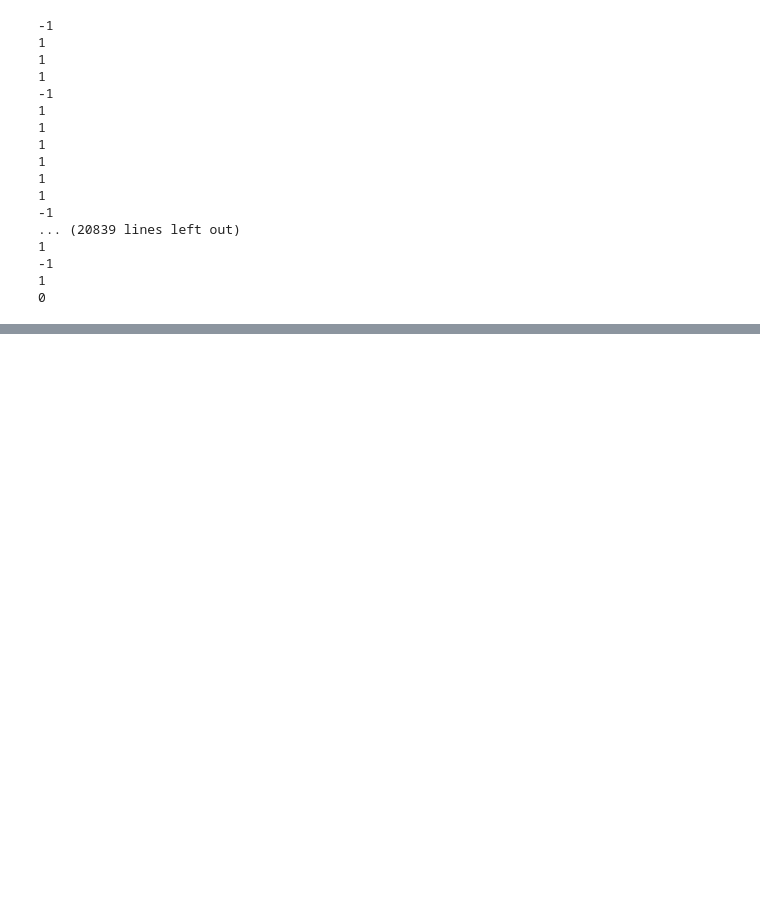
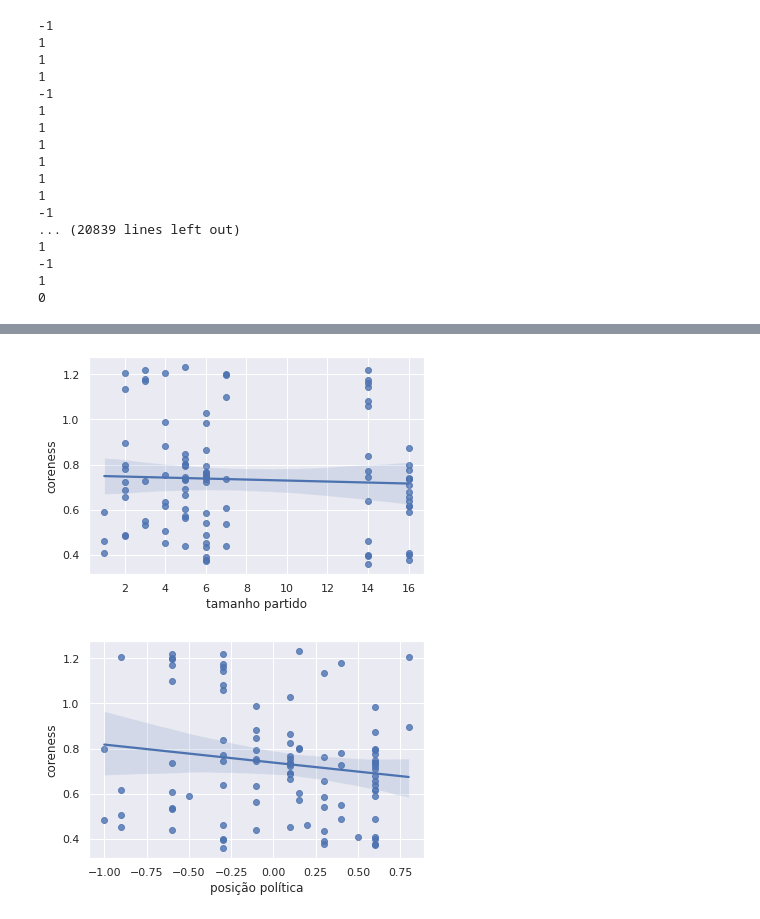
Before and after one commit to hashiprobr-classroom/parte-tecnica-do-projeto-grupod, a Jupyter notebook: notebooks/Projeto.ipynb, the cells around one changed output, grey strips where cells are left out. Saved outputs shown, nothing was run; the diff lists cells and outputs as text; code cells hidden in the pictures; blank space fills up the shorter version.

```diff
--- a/notebooks/Projeto.ipynb
+++ b/notebooks/Projeto.ipynb
@@ -107,4 +256,4 @@ for v in g.vertices():
 0 Sub ao PL 643/2020, da COMISSÃO DE FINANÇAS E ORÇA...
 # %%
 save_gt(g, 'exemplo.net.gz')
-r = netpixi.render('exemplo.net.gz')
+#r = netpixi.render('exemplo.net.gz')
@@ -228,0 +472,5 @@ r = netpixi.render('exemplo.net.gz')
+# %%
+p = draw_gt.sfdp_layout(g2)
+move_gt(g2, p)
+save_gt(g2, 'example.net.gz')
+r = netpixi.render('example.net.gz', infinite=True)
@@ -228,0 +511,23 @@ r = netpixi.render('exemplo.net.gz')
+# %%
+#juntando informacoes cruciais em um df que contém cada vereador uma vez
+
+final = pd.DataFrame({k: list(v) for k, v in g.vp.items()})
+final = final.dropna()
+
+passed_names=[]
+party_size=[]
+partido=[]
+ideologia=[]
+
+for i, r in clean_df.iterrows():
+    if r['vereador'] not in passed_names:
+        passed_names.append(r['vereador'])
+        party_size.append(r['tamanho partido'])
+        partido.append(r['partido'])
+        ideologia.append(r['posição política'])
+
+final['partido'] = partido
+final['tamanho partido'] = party_size
+final['posição política'] = ideologia
+
+final
@@ -228,0 +548,13 @@ r = netpixi.render('exemplo.net.gz')
+# %%
+#regressão continua (core periphery) e continua (tamanho de partido)
+
+
+sns.set()
+
+sns.regplot(x=final['tamanho partido'], y=final['coreness'])
+plt.show()
+sns.regplot(x=final['posição política'], y=final['coreness'])
+plt.show()
+# %% [output]
+[figure, added]
+[figure, added]
```
Also changed, not shown: parts of 18 cells of this notebook, 2 other files.
